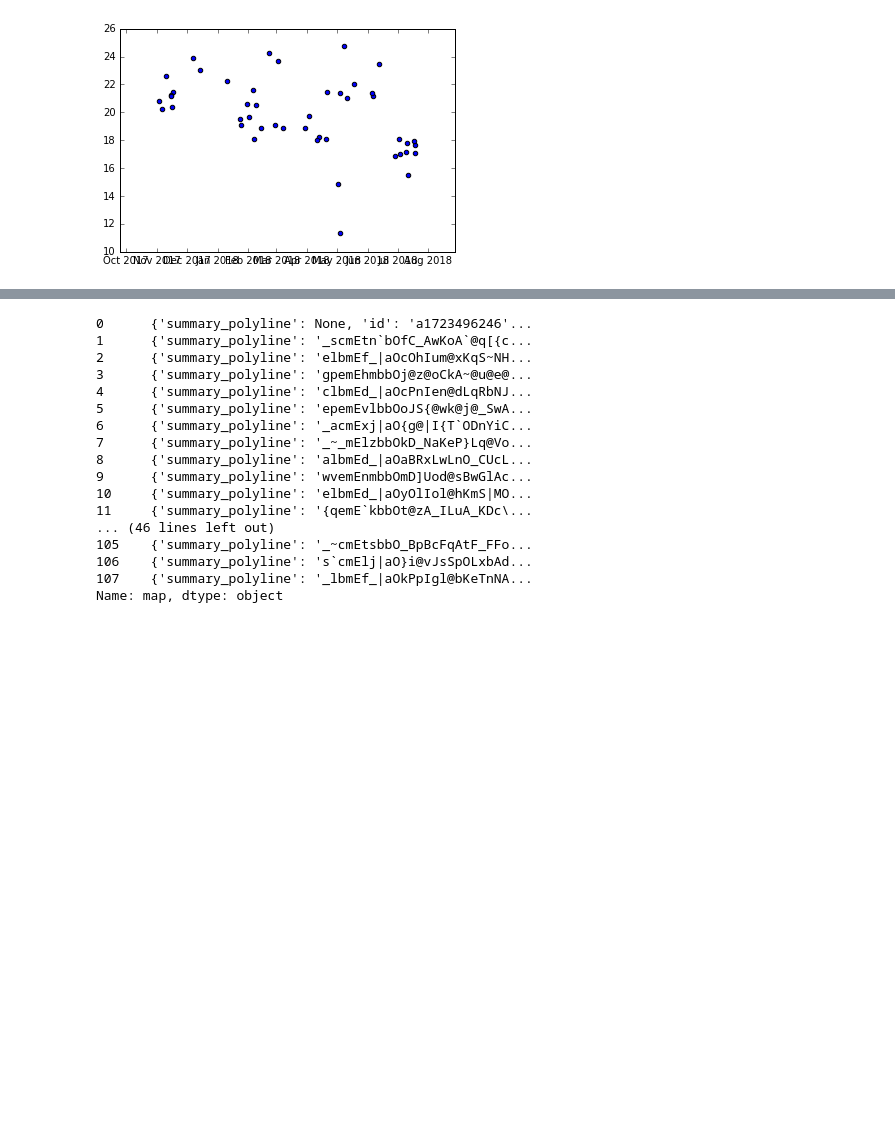
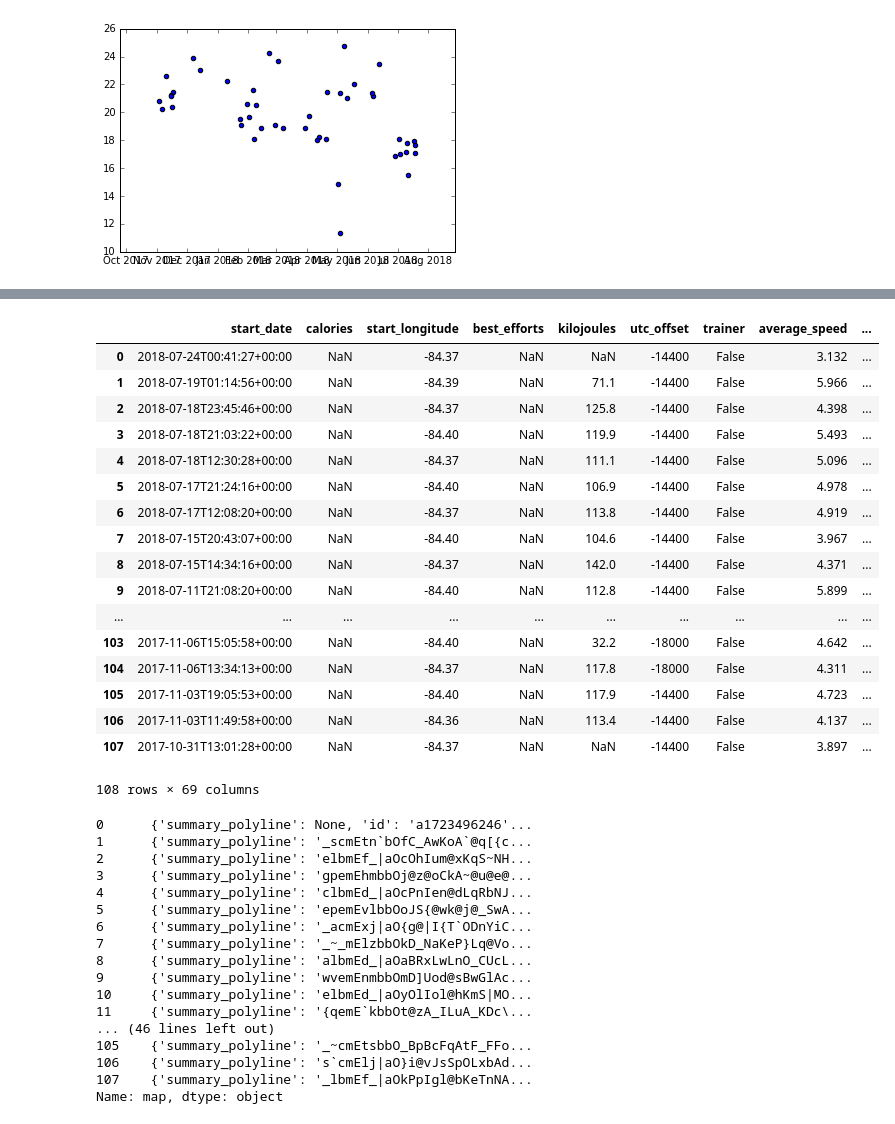
Before and after one commit to gtcooke94/commute_analysis, a Jupyter notebook: analysis.ipynb, the cells around one changed output, grey strips where cells are left out. Saved outputs shown, nothing was run; the diff lists cells and outputs as text; code cells hidden in the pictures; blank space fills up the shorter version.

```diff
--- a/analysis.ipynb
+++ b/analysis.ipynb
@@ -87,3 +102,24 @@ plt.plot(test)
+# %%
+strava_data
+# %% [output]
+|  | start_date | calories | start_longitude | best_efforts | kilojoules | utc_offset | trainer | average_speed | ... |
+| 0 | 2018-07-24T00:41:27+00:00 | NaN | -84.37 | NaN | NaN | -14400 | False | 3.132 | ... |
+| 1 | 2018-07-19T01:14:56+00:00 | NaN | -84.39 | NaN | 71.1 | -14400 | False | 5.966 | ... |
+| 2 | 2018-07-18T23:45:46+00:00 | NaN | -84.37 | NaN | 125.8 | -14400 | False | 4.398 | ... |
+| 3 | 2018-07-18T21:03:22+00:00 | NaN | -84.40 | NaN | 119.9 | -14400 | False | 5.493 | ... |
+| 4 | 2018-07-18T12:30:28+00:00 | NaN | -84.37 | NaN | 111.1 | -14400 | False | 5.096 | ... |
+| 5 | 2018-07-17T21:24:16+00:00 | NaN | -84.40 | NaN | 106.9 | -14400 | False | 4.978 | ... |
+| 6 | 2018-07-17T12:08:20+00:00 | NaN | -84.37 | NaN | 113.8 | -14400 | False | 4.919 | ... |
+| 7 | 2018-07-15T20:43:07+00:00 | NaN | -84.40 | NaN | 104.6 | -14400 | False | 3.967 | ... |
+| 8 | 2018-07-15T14:34:16+00:00 | NaN | -84.37 | NaN | 142.0 | -14400 | False | 4.371 | ... |
+| 9 | 2018-07-11T21:08:20+00:00 | NaN | -84.40 | NaN | 112.8 | -14400 | False | 5.899 | ... |
+| ... | ... | ... | ... | ... | ... | ... | ... | ... | ... |
+| 103 | 2017-11-06T15:05:58+00:00 | NaN | -84.40 | NaN | 32.2 | -18000 | False | 4.642 | ... |
+| 104 | 2017-11-06T13:34:13+00:00 | NaN | -84.37 | NaN | 117.8 | -18000 | False | 4.311 | ... |
+| 105 | 2017-11-03T19:05:53+00:00 | NaN | -84.40 | NaN | 117.9 | -14400 | False | 4.723 | ... |
+| 106 | 2017-11-03T11:49:58+00:00 | NaN | -84.36 | NaN | 113.4 | -14400 | False | 4.137 | ... |
+| 107 | 2017-10-31T13:01:28+00:00 | NaN | -84.37 | NaN | NaN | -14400 | False | 3.897 | ... |
+108 rows × 69 columns
 # %%
 # https://markhneedham.com/blog/2017/04/29/leaflet-strava-polylines-osm/
 # https://dzone.com/articles/strava-calculating-the-similarity-of-two-runs
```
Also changed, not shown: parts of 8 cells of this notebook.
